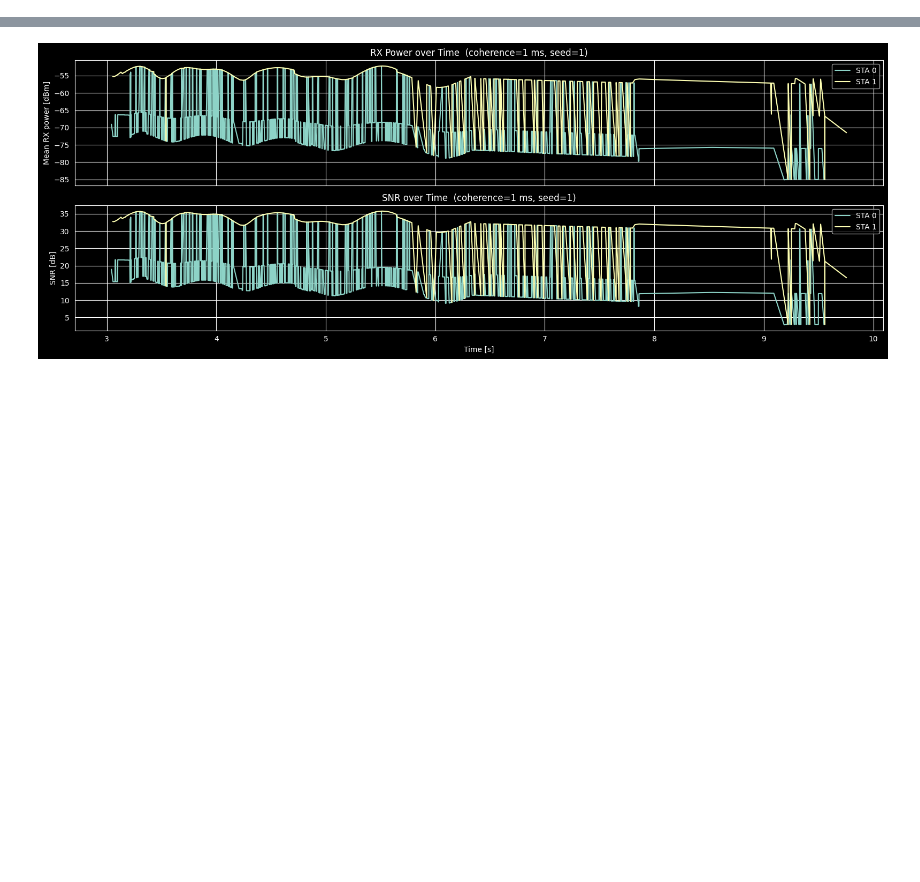
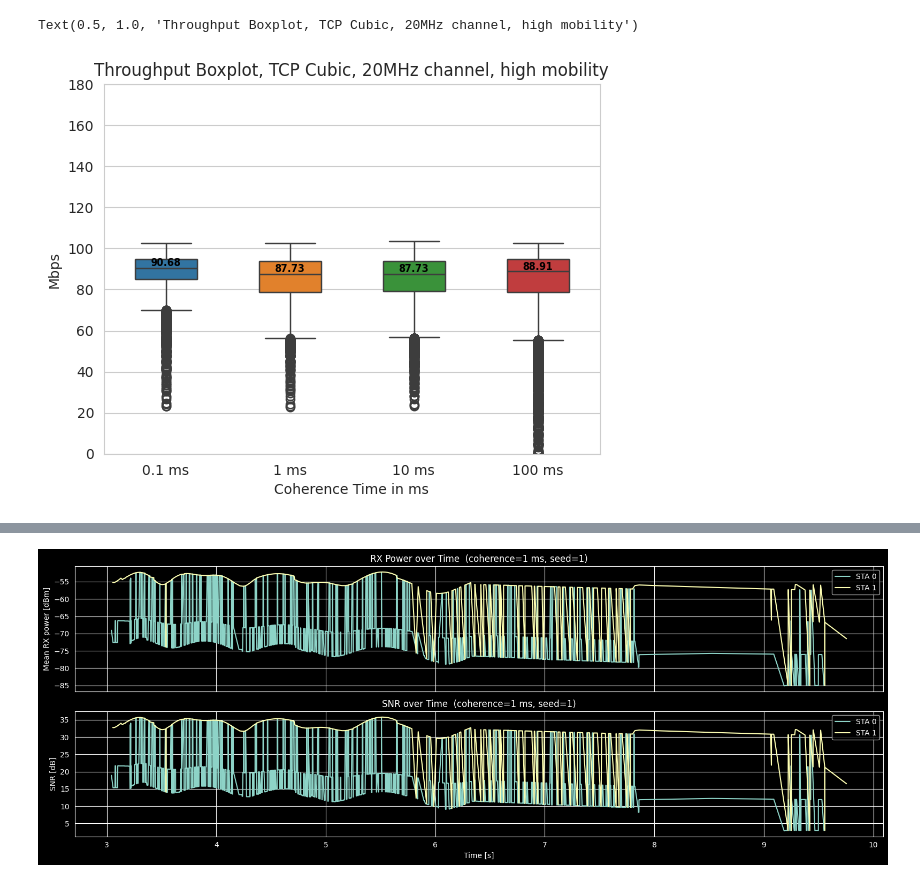
Before and after one commit to janzabel-tub/ns3sionna-research, a Jupyter notebook: examples/plot_notebook.ipynb, the cells around one changed output, grey strips where cells are left out. Saved outputs shown, nothing was run; the diff lists cells and outputs as text; code cells hidden in the pictures; blank space fills up the shorter version.

```diff
--- a/examples/plot_notebook.ipynb
+++ b/examples/plot_notebook.ipynb
@@ -7,7 +7,7 @@ import seaborn as sns
 import csv
 
 # Set the path to the folder with the throughput results
-basepath = "/home/ccs-lab/jan.zabel/ns-allinone-3.40/ns-3.40/contrib/sionna/examples/tp_res_1/"
+basepath = "./tp_res_1/"
 
 # Read Throughput from CSV files and return a list
 def readThroughput(pathname):
@@ -48,30 +48,39 @@ vertical_offset = [m * 0.01 for m in medians]
 
 for xtick in box_plot.get_xticks():
     box_plot.text(
         xtick,
         medians[xtick] + vertical_offset[xtick],
         f'{medians[xtick]:.2f}',
         horizontalalignment='center',
         size='x-small',
         color='black',
         weight='semibold'
     )
 
 plt.xlabel("Coherence Time in ms")
 plt.ylabel("Mbps")
 
 plt.xticks(ticks=[0, 1, 2, 3], labels=["0.1 ms", "1 ms", "10 ms", "100 ms"])
 plt.ylim(0, 180)
 
 plt.title("Throughput Boxplot, TCP Cubic, 20MHz channel, high mobility")
 #plt.title("Throughput Boxplot, TCP Cubic, 80MHz channel, low mobility, outdoor munich")
 #plt.savefig("throughput_boxplot.png")
 
 # TODO: Why some very high throughput sometimes?
 # plt.savefig("throughput_boxplot.png")
 # TODO: Look into logging modulation and coding scheme
 # TODO: Check via rolling average if throughput measurements of 10ms and 100ms are the same
 # Update mitsuba
 # TODO: No zero values, or stop measuring after 0 measurement
 # SNR of munich, cfr tag with coherence time
 # Example for issue for mitsuba in python
+
+
+    # SNR Plot
+    # Upload csv
+    # TODO: Unterschiedliche raeume
+    # TODO: 10dBm
+# %% [output]
+Text(0.5, 1.0, 'Throughput Boxplot, TCP Cubic, 20MHz channel, high mobility')
+[figure, added]
```
Also changed, not shown: parts of 8 cells of this notebook.
